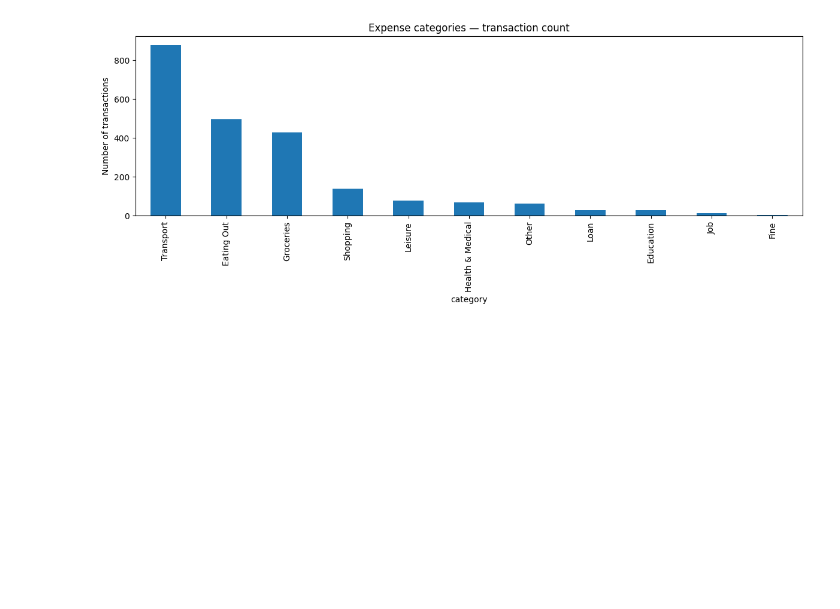
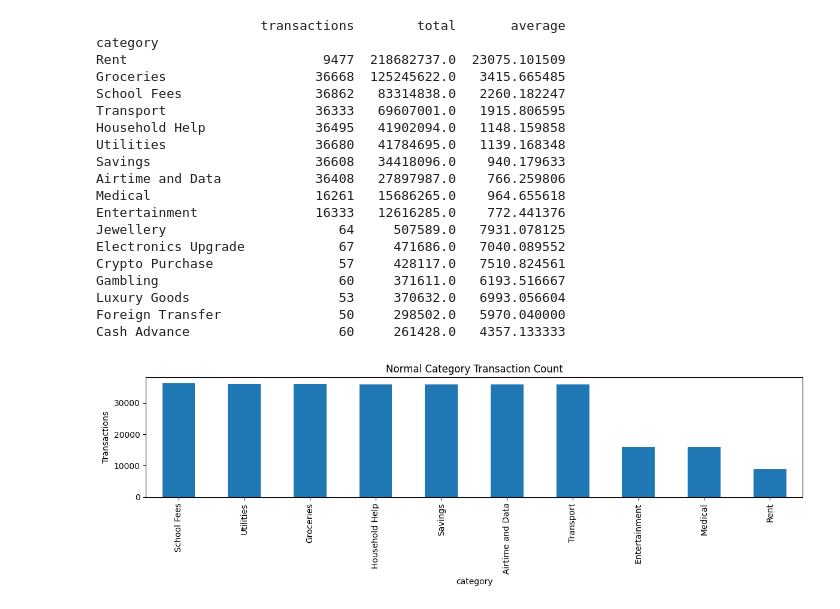
Before and after one commit to LincyMuema/SpendingAnalysis, a Jupyter notebook: notebooks/data_preprocess.ipynb, the cells around one changed output. Cells and saved outputs as stored; diff of their text form; code cells hidden in the pictures; blank space fills up the shorter version.

```diff
--- a/notebooks/data_preprocess.ipynb
+++ b/notebooks/data_preprocess.ipynb
@@ -49,5 +48,0 @@ df_expenses = df_expenses[df_expenses['amount'] > 0]
-# %%
-print("Number of duplicate rows:", df_expenses.duplicated().sum())
-df_expenses = df_expenses.drop_duplicates()
-
-print("Dataset shape after removing duplicates:", df_expenses.shape)
@@ -174,0 +73,21 @@ Expense amount range: KES 40.00 to KES 46880.00
+# %%
+# Select and rename the columns we need
+df_expenses = df_expenses[[
+    'spending_record_id',
+    'category',
+    'amount_kes',
+    'source',
+    'transaction_date',
+    'is_anomaly',
+]].copy()
+
+df_expenses = df_expenses.rename(columns={'amount_kes': 'amount'})
+
+# Remove invalid rows
+before = len(df_expenses)
+df_expenses = df_expenses[df_expenses['amount'] > 0]
+df_expenses = df_expenses.dropna(subset=['amount', 'category', 'transaction_date'])
+df_expenses = df_expenses.drop_duplicates(subset=['spending_record_id'])
+after = len(df_expenses)
+print(f'Rows removed during cleaning: {before - after}')
+print(f'Rows remaining:               {after}')
@@ -175,6 +97,6 @@ Expense amount range: KES 40.00 to KES 46880.00
 # %%
 # Convert date_time to a proper date column
-df_expenses['date'] = pd.to_datetime(df_expenses['date_time'])
+df_expenses['date'] = pd.to_datetime(df_expenses['transaction_date'])
 
 # Extract date features
 df_expenses['day_of_week']   = df_expenses['date'].dt.dayofweek
@@ -309,14 +120,37 @@ Name: count, dtype: int64
-# %%
-cat_counts = df_expenses['category'].value_counts()
-cat_counts.plot(kind='bar', figsize=(12, 5), title='Expense categories — transaction count')
-plt.ylabel('Number of transactions')
-plt.tight_layout()
-plt.show()
-# %% [output]
-[figure, removed]
-# %%
-label_category = LabelEncoder()
-df_expenses['category_encoded'] = label_category.fit_transform(df_expenses['category'])
+# %%
+# Category spending summary
+cat_summary = df_expenses.groupby('category')['amount'].agg(['count', 'sum', 'mean'])
+cat_summary.columns = ['transactions', 'total', 'average']
+cat_summary = cat_summary.sort_values('total', ascending=False)
+print(cat_summary.to_string())
+
+# Bar chart
+normal_cats = df_expenses[df_expenses['is_anomaly'] == 0]['category'].value_counts()
+normal_cats.plot(kind='bar', figsize=(12, 4), title='Normal Category Transaction Count')
+plt.ylabel('Transactions')
+plt.tight_layout()
+plt.show()
+# %% [output]
+                     transactions        total       average
+category
+Rent                         9477  218682737.0  23075.101509
+Groceries                   36668  125245622.0   3415.665485
+School Fees                 36862   83314838.0   2260.182247
+Transport                   36333   69607001.0   1915.806595
+Household Help              36495   41902094.0   1148.159858
+Utilities                   36680   41784695.0   1139.168348
+Savings                     36608   34418096.0    940.179633
+Airtime and Data            36408   27897987.0    766.259806
+Medical                     16261   15686265.0    964.655618
+Entertainment               16333   12616285.0    772.441376
+Jewellery                      64     507589.0   7931.078125
+Electronics Upgrade            67     471686.0   7040.089552
+Crypto Purchase                57     428117.0   7510.824561
+Gambling                       60     371611.0   6193.516667
+Luxury Goods                   53     370632.0   6993.056604
+Foreign Transfer               50     298502.0   5970.040000
+Cash Advance                   60     261428.0   4357.133333
+[figure, added]
 # %%
 # Sort by date first
 df_expenses = df_expenses.sort_values('date').reset_index(drop=True)
```
Also changed, not shown: parts of 25 cells of this notebook, 14 other files.
